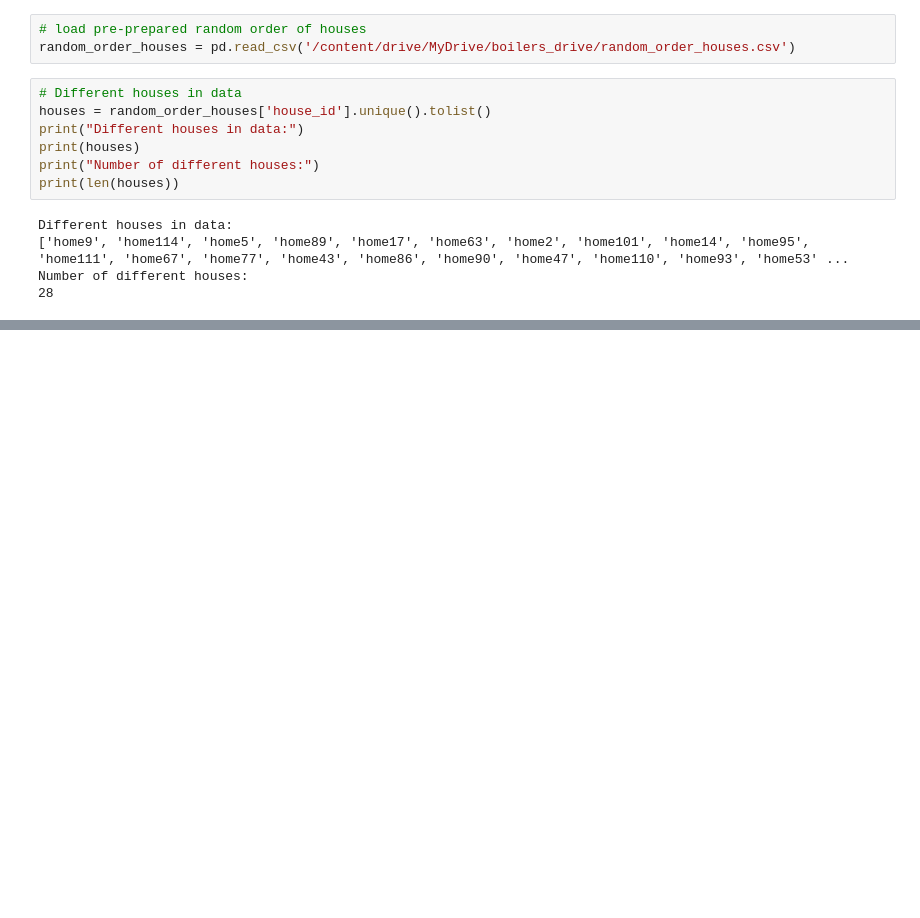
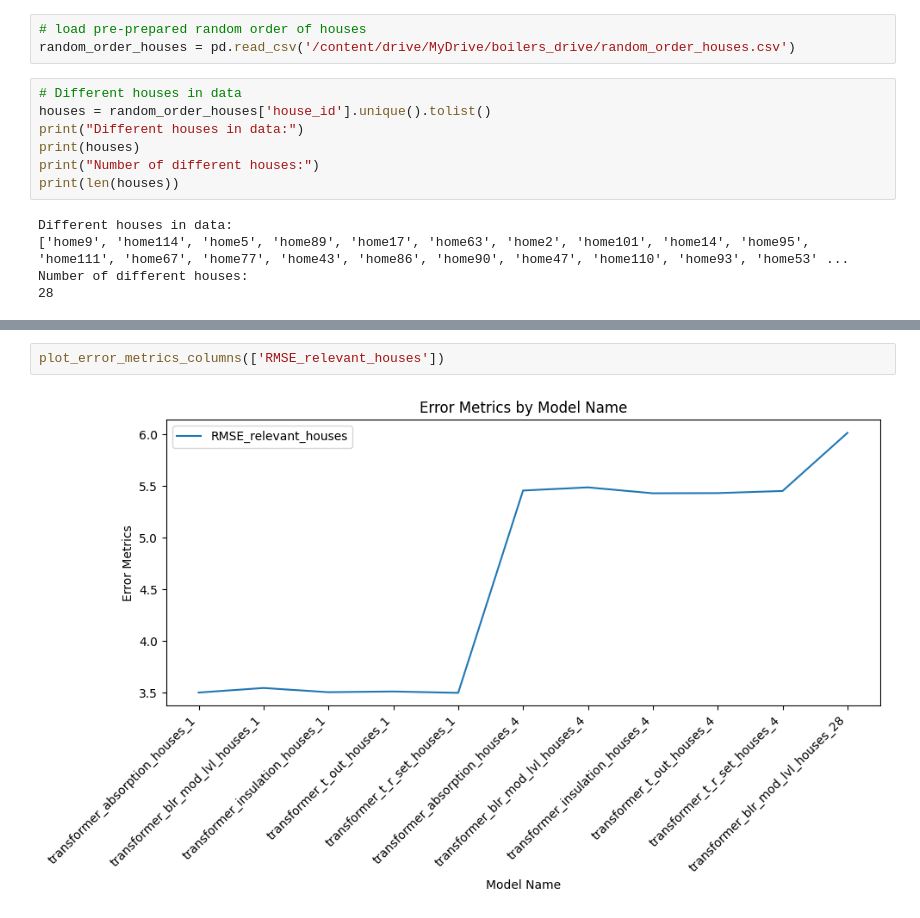
Before and after one commit to GeorgiosKalaras/boilers, a Jupyter notebook: code/processing_data_display.ipynb, the cells around one changed output, grey strips where cells are left out. Cells and saved outputs as stored; diff of their text form; blank space fills up the shorter version.

```diff
--- a/code/processing_data_display.ipynb
+++ b/code/processing_data_display.ipynb
@@ -665,0 +111,4 @@ def plot_error_metrics(errors):
+# %%
+plot_error_metrics_columns(['RMSE_relevant_houses'])
+# %% [output]
+[figure, added]
```
Also changed, not shown: parts of 30 cells of this notebook, 2 other files.
